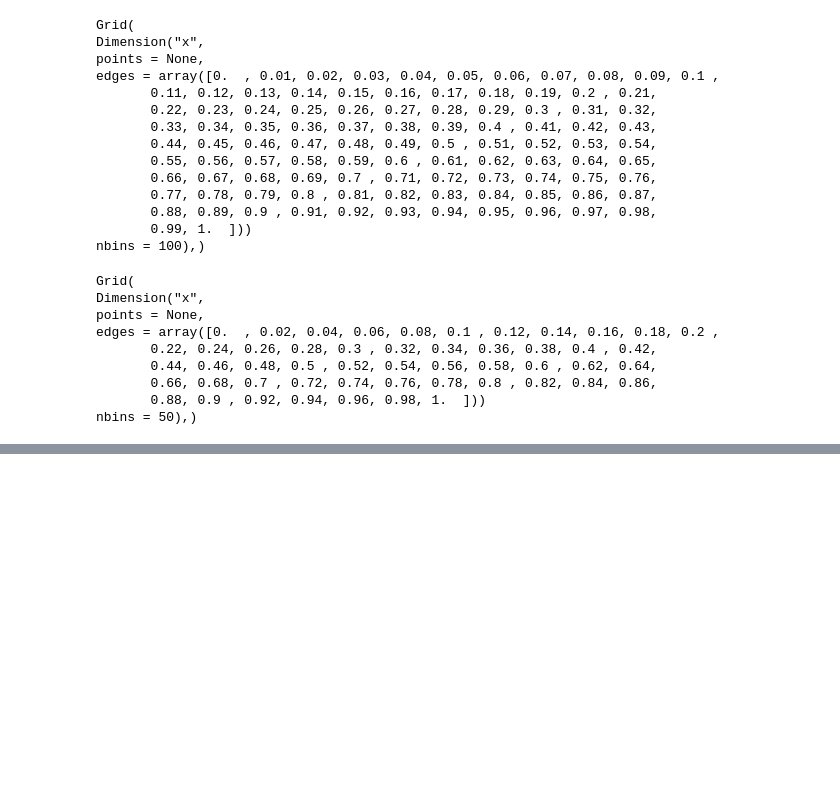
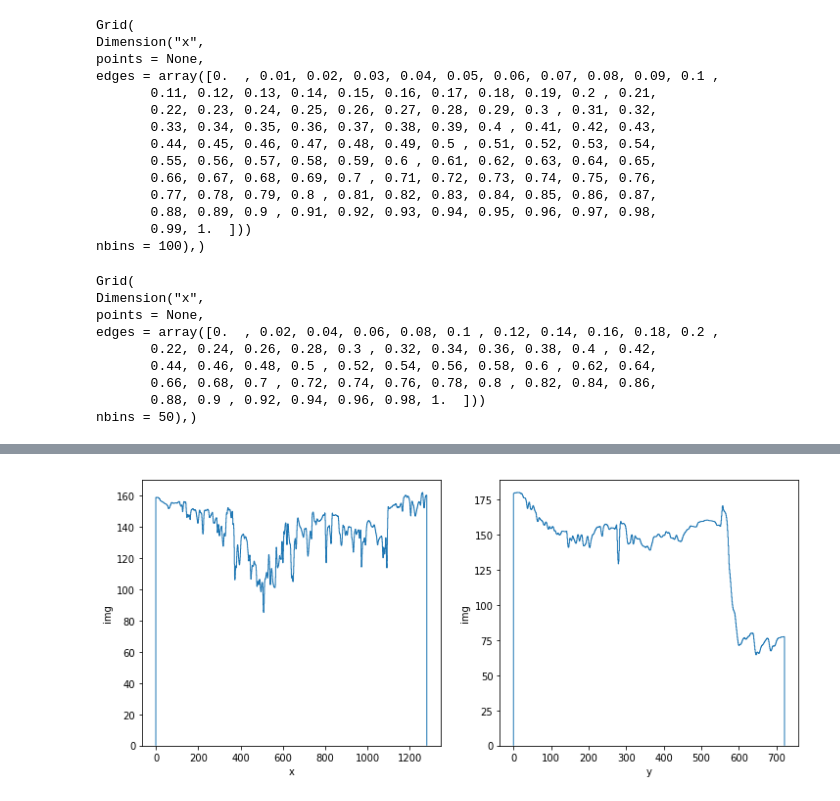
Before and after one commit to philippeller/dama, a Jupyter notebook: notebooks/histo_functions.ipynb, the cells around one changed output, grey strips where cells are left out. Cells and saved outputs as stored; diff of their text form; code cells hidden in the pictures; blank space fills up the shorter version.

```diff
--- a/notebooks/histo_functions.ipynb
+++ b/notebooks/histo_functions.ipynb
@@ -469,0 +493,6 @@ nbins = 12),)
+# %%
+fig, ax = plt.subplots(1,2, figsize=(12,5))
+g.histogram('img', method='mean')('x').plot(ax=ax[0])
+g.histogram('img', method='mean')('y').plot(ax=ax[1])
+# %% [output]
+[figure, added]
```
Also changed, not shown: parts of 13 cells of this notebook, 1 other file.
